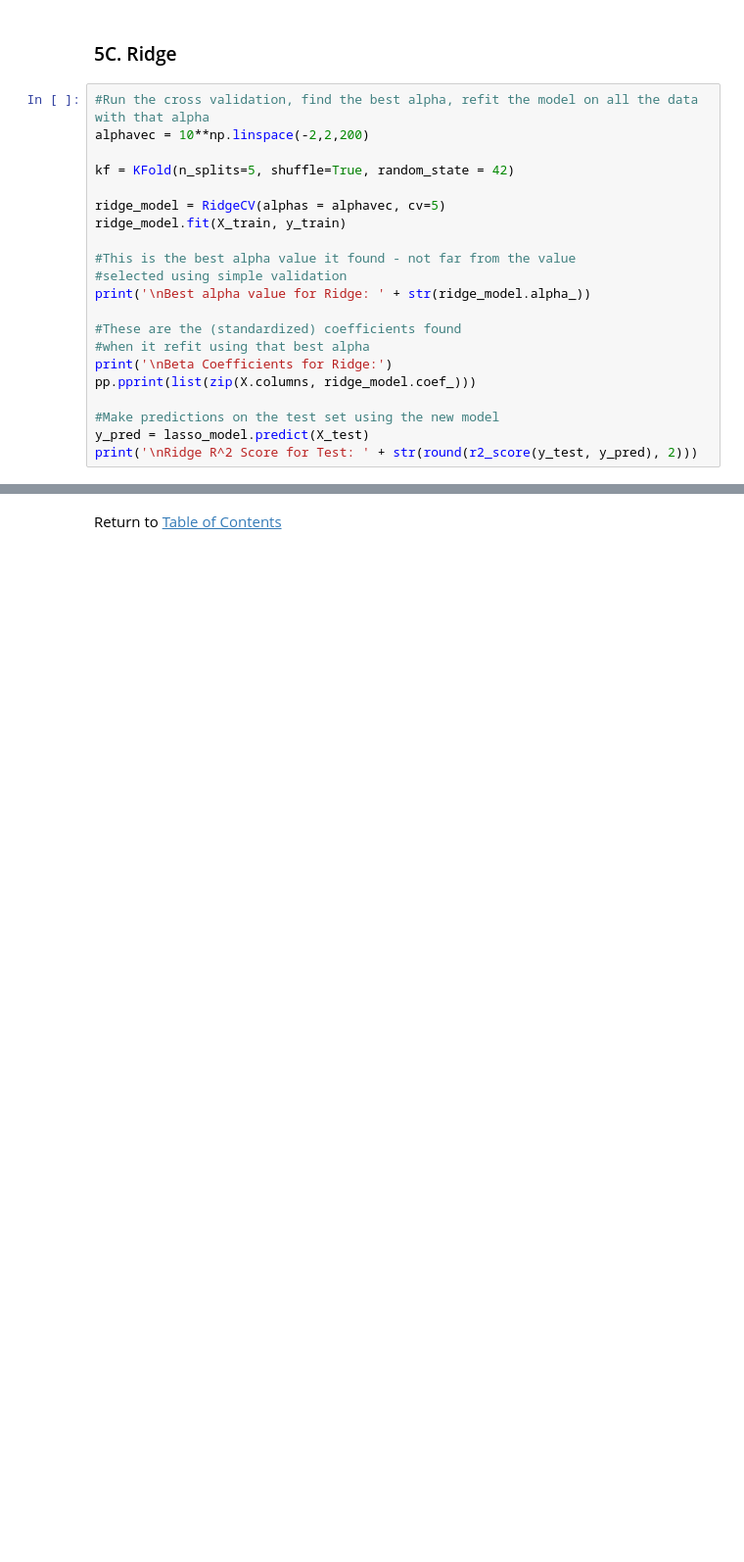
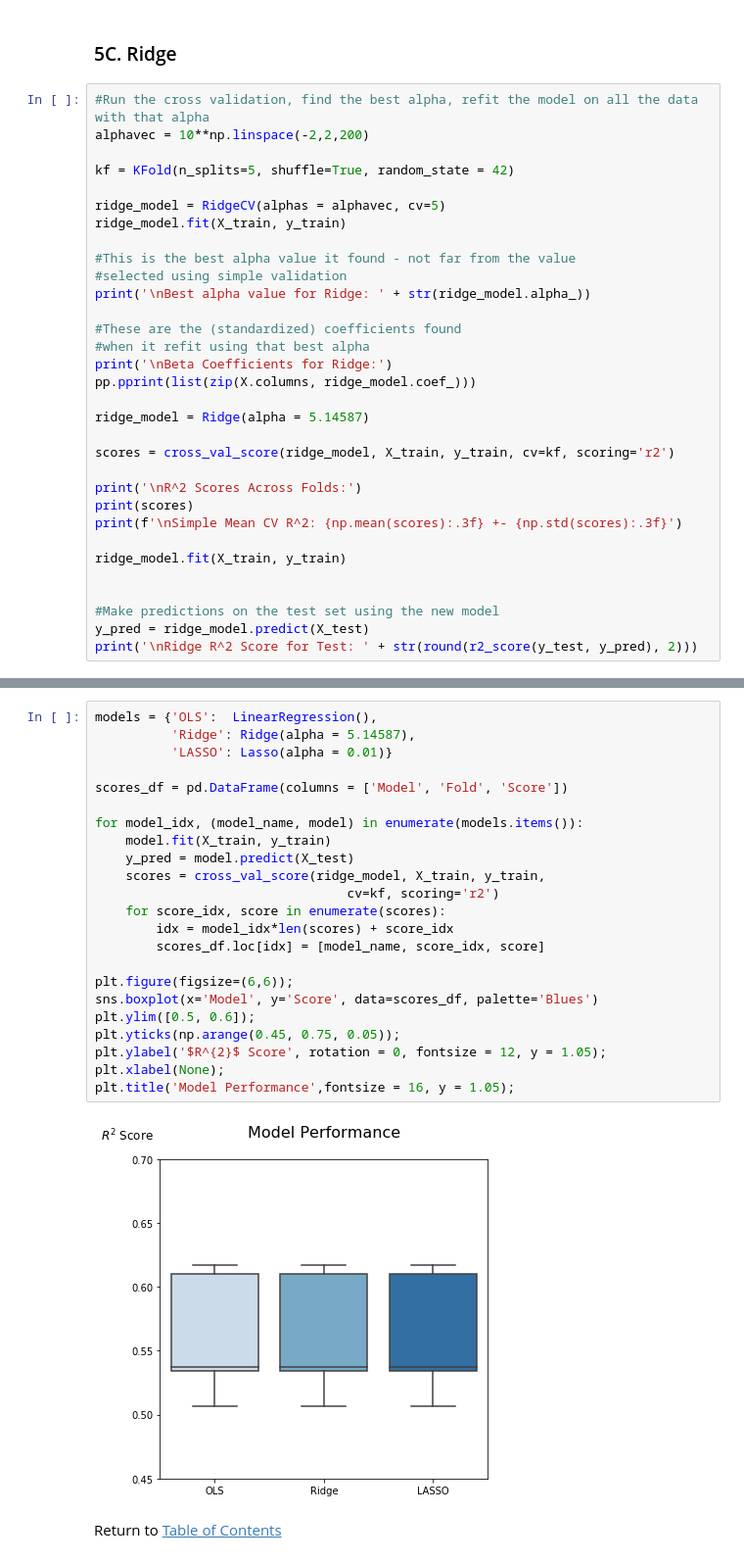
Before and after one commit to kevinchiv/Predicting-Altmetric-Score, a Jupyter notebook: 03 - Regression Modeling.ipynb, the cells around one changed output, grey strips where cells are left out. Shown at 98% size. Cells and saved outputs as stored; diff of their text form; blank space fills up the shorter version.

Commit message:
included box whisker plots for model evaluation

```diff
--- a/03 - Regression Modeling.ipynb
+++ b/03 - Regression Modeling.ipynb
@@ -559,8 +571,19 @@ print('\nBest alpha value for Ridge: ' + str(ridge_model.alpha_))
 print('\nBeta Coefficients for Ridge:')
 pp.pprint(list(zip(X.columns, ridge_model.coef_)))
 
+ridge_model = Ridge(alpha = 5.14587)
+
+scores = cross_val_score(ridge_model, X_train, y_train, cv=kf, scoring='r2')
+
+print('\nR^2 Scores Across Folds:')
+print(scores)
+print(f'\nSimple Mean CV R^2: {np.mean(scores):.3f} +- {np.std(scores):.3f}')
+
+ridge_model.fit(X_train, y_train)
+
+
 #Make predictions on the test set using the new model
-y_pred = lasso_model.predict(X_test)
+y_pred = ridge_model.predict(X_test)
 print('\nRidge R^2 Score for Test: ' + str(round(r2_score(y_test, y_pred), 2)))
 # %% [output]
 Best alpha value for Ridge: 5.415871378079471
@@ -578,4 +607,29 @@ In the end, OLS still does as well as LASSO and Ridge. <br>
 It is time to interpret the beta-coefficients.
+# %%
+models = {'OLS':  LinearRegression(),
+          'Ridge': Ridge(alpha = 5.14587),
+          'LASSO': Lasso(alpha = 0.01)}
+
+scores_df = pd.DataFrame(columns = ['Model', 'Fold', 'Score'])
+
+for model_idx, (model_name, model) in enumerate(models.items()):
+    model.fit(X_train, y_train)
+    y_pred = model.predict(X_test)
+    scores = cross_val_score(ridge_model, X_train, y_train,
+                                 cv=kf, scoring='r2')
+    for score_idx, score in enumerate(scores):
+        idx = model_idx*len(scores) + score_idx
+        scores_df.loc[idx] = [model_name, score_idx, score]
+
+plt.figure(figsize=(6,6));
+sns.boxplot(x='Model', y='Score', data=scores_df, palette='Blues')
+plt.ylim([0.5, 0.6]);
+plt.yticks(np.arange(0.45, 0.75, 0.05));
+plt.ylabel('$R^{2}$ Score', rotation = 0, fontsize = 12, y = 1.05);
+plt.xlabel(None);
+plt.title('Model Performance',fontsize = 16, y = 1.05);
+# %% [output]
+[figure, added]
 # %% [markdown]
 Return to [Table of Contents](#table)
 # %% [markdown]
```
Also changed, not shown: parts of 10 cells of this notebook.
